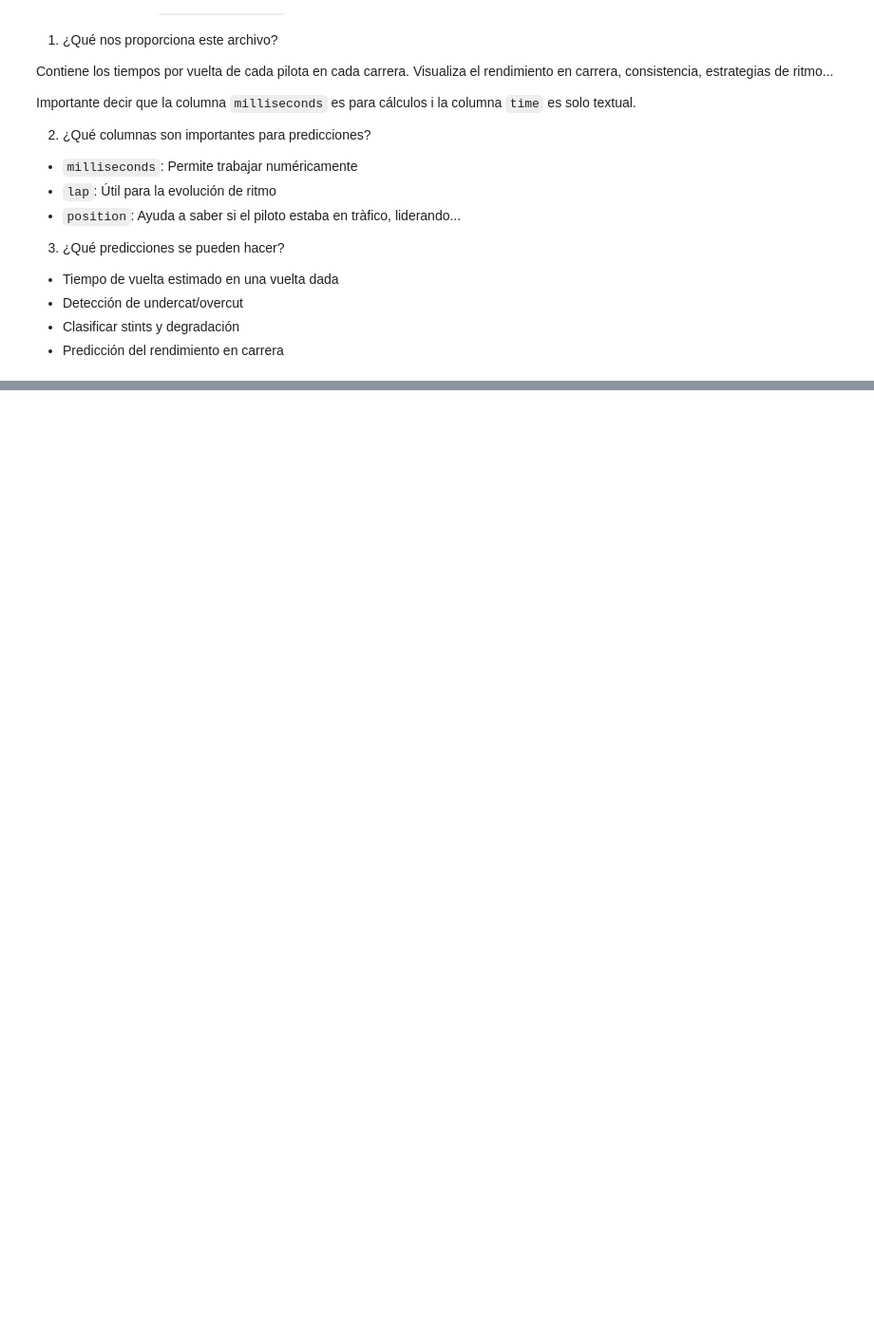
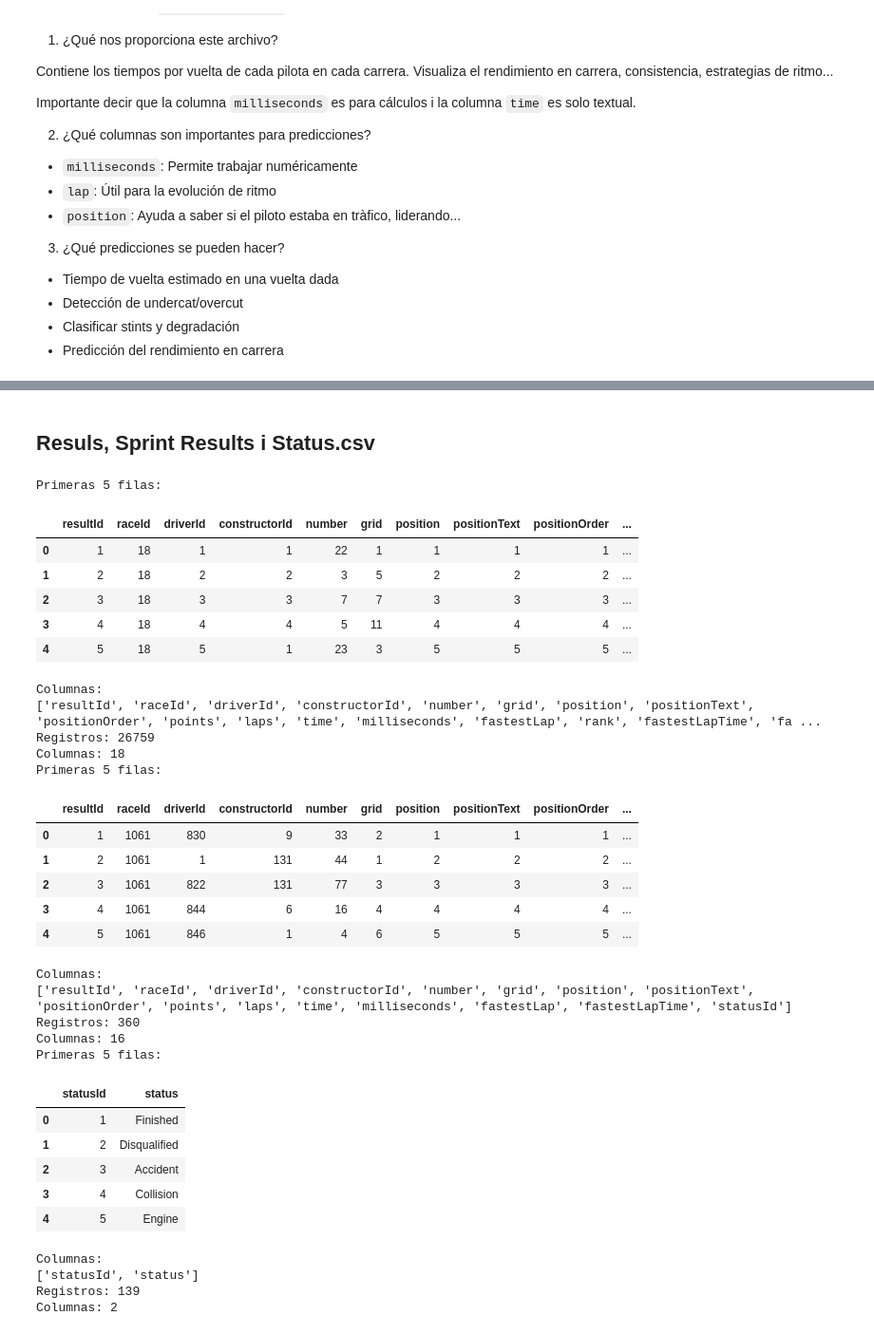
Before and after one commit to PolPujolSantaella/f1-strategy-predictor, a Jupyter notebook: notebooks/01_notebook_exploreDataset.ipynb, the cells around one changed output, grey strips where cells are left out. Shown: that part at 95% size. Saved outputs shown, nothing was run; the diff lists cells and outputs as text; code cells hidden in the pictures; blank space fills up the shorter version.

```diff
--- a/notebooks/01_notebook_exploreDataset.ipynb
+++ b/notebooks/01_notebook_exploreDataset.ipynb
@@ -310,0 +509,60 @@ Importante decir que la columna `milliseconds` es para cálculos i la columna `t
+# %% [markdown]
+## Resuls, Sprint Results i Status.csv
+# %%
+results = pd.read_csv('../data/original/results.csv')
+print("Primeras 5 filas:")
+display(results.head())
+print("\nColumnas: ")
+print(results.columns.tolist())
+print(f"Registros: {results.shape[0]}")
+print(f"Columnas: {results.shape[1]}")
+
+sprint_results = pd.read_csv('../data/original/sprint_results.csv')
+print("Primeras 5 filas:")
+display(sprint_results.head())
+print("\nColumnas: ")
+print(sprint_results.columns.tolist())
+print(f"Registros: {sprint_results.shape[0]}")
+print(f"Columnas: {sprint_results.shape[1]}")
+
+status = pd.read_csv('../data/original/status.csv')
+print("Primeras 5 filas:")
+display(status.head())
+print("\nColumnas: ")
+print(status.columns.tolist())
+print(f"Registros: {status.shape[0]}")
+print(f"Columnas: {status.shape[1]}")
+# %% [output]
+Primeras 5 filas:
+|  | resultId | raceId | driverId | constructorId | number | grid | position | positionText | positionOrder | ... |
+| 0 | 1 | 18 | 1 | 1 | 22 | 1 | 1 | 1 | 1 | ... |
+| 1 | 2 | 18 | 2 | 2 | 3 | 5 | 2 | 2 | 2 | ... |
+| 2 | 3 | 18 | 3 | 3 | 7 | 7 | 3 | 3 | 3 | ... |
+| 3 | 4 | 18 | 4 | 4 | 5 | 11 | 4 | 4 | 4 | ... |
+| 4 | 5 | 18 | 5 | 1 | 23 | 3 | 5 | 5 | 5 | ... |
+Columnas:
+['resultId', 'raceId', 'driverId', 'constructorId', 'number', 'grid', 'position', 'positionText', 'positionOrder', 'points', 'laps', 'time', 'milliseconds', 'fastestLap', 'rank', 'fastestLapTime', 'fa ...
+Registros: 26759
+Columnas: 18
+Primeras 5 filas:
+|  | resultId | raceId | driverId | constructorId | number | grid | position | positionText | positionOrder | ... |
+| 0 | 1 | 1061 | 830 | 9 | 33 | 2 | 1 | 1 | 1 | ... |
+| 1 | 2 | 1061 | 1 | 131 | 44 | 1 | 2 | 2 | 2 | ... |
+| 2 | 3 | 1061 | 822 | 131 | 77 | 3 | 3 | 3 | 3 | ... |
+| 3 | 4 | 1061 | 844 | 6 | 16 | 4 | 4 | 4 | 4 | ... |
+| 4 | 5 | 1061 | 846 | 1 | 4 | 6 | 5 | 5 | 5 | ... |
+Columnas:
+['resultId', 'raceId', 'driverId', 'constructorId', 'number', 'grid', 'position', 'positionText', 'positionOrder', 'points', 'laps', 'time', 'milliseconds', 'fastestLap', 'fastestLapTime', 'statusId']
+Registros: 360
+Columnas: 16
+Primeras 5 filas:
+|  | statusId | status |
+| 0 | 1 | Finished |
+| 1 | 2 | Disqualified |
+| 2 | 3 | Accident |
+| 3 | 4 | Collision |
+| 4 | 5 | Engine |
+Columnas:
+['statusId', 'status']
+Registros: 139
+Columnas: 2
```
Also changed, not shown: parts of 10 cells of this notebook, 2 other files.
